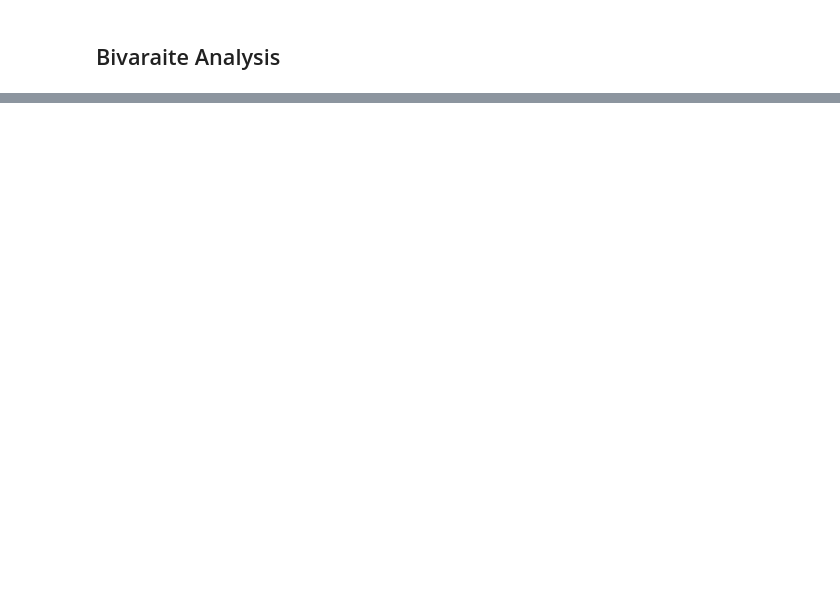
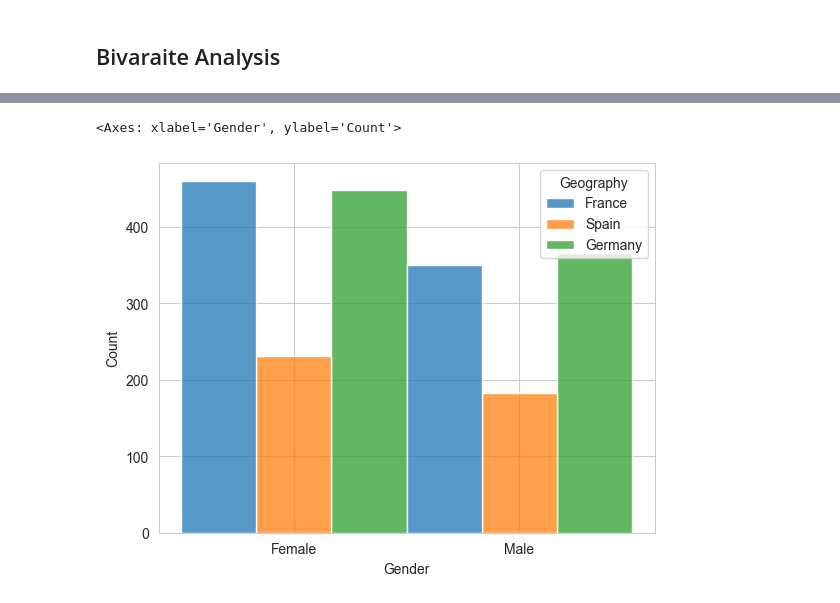
Before and after one commit to amitabh-7t/Exploratory_Data_Analysis-EDA, a Jupyter notebook: Cat & Num Analysis.ipynb, the cells around one changed output, grey strips where cells are left out. Saved outputs shown, nothing was run; the diff lists cells and outputs as text; code cells hidden in the pictures; blank space fills up the shorter version.

```diff
--- a/Cat & Num Analysis.ipynb
+++ b/Cat & Num Analysis.ipynb
@@ -44,0 +47,4 @@ NameError: name 'sns' is not defined
+# %%
+telco_new_target1 = telco_base_data_new.loc[telco_base_data_new['Exited'] == 1]
+# churend coustomers
+telco_new_target1.head(5)
@@ -44,0 +58,5 @@ NameError: name 'sns' is not defined
+# %%
+sns.histplot(data=telco_new_target1 , x='Gender',hue='Geography',stat='count',multiple='dodge')
+# %% [output]
+<Axes: xlabel='Gender', ylabel='Count'>
+[figure, added]
```
Also changed, not shown: parts of 11 cells of this notebook.
